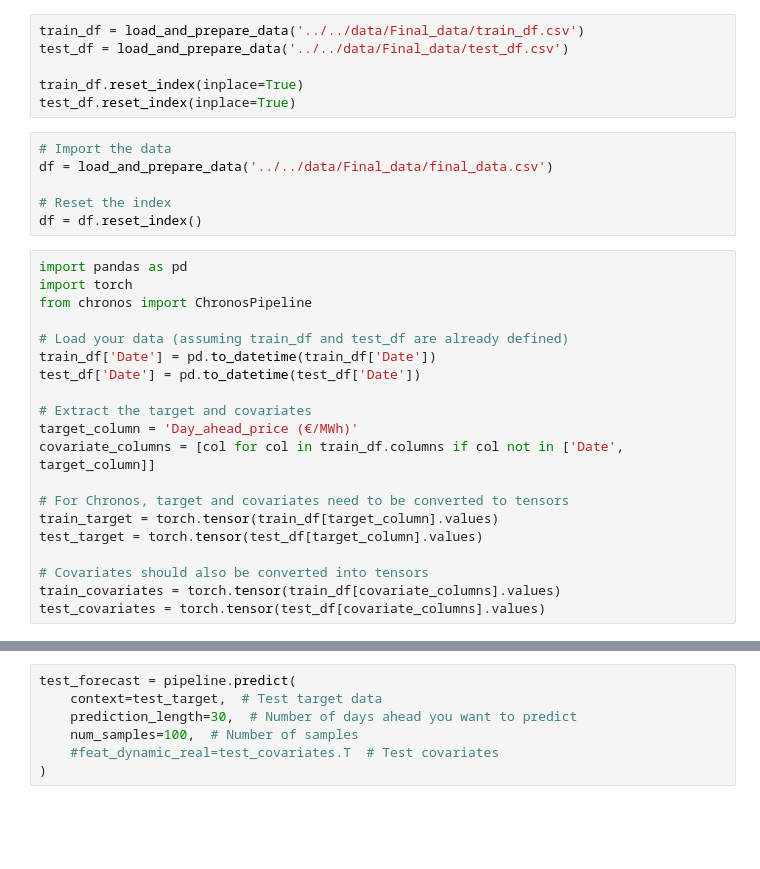
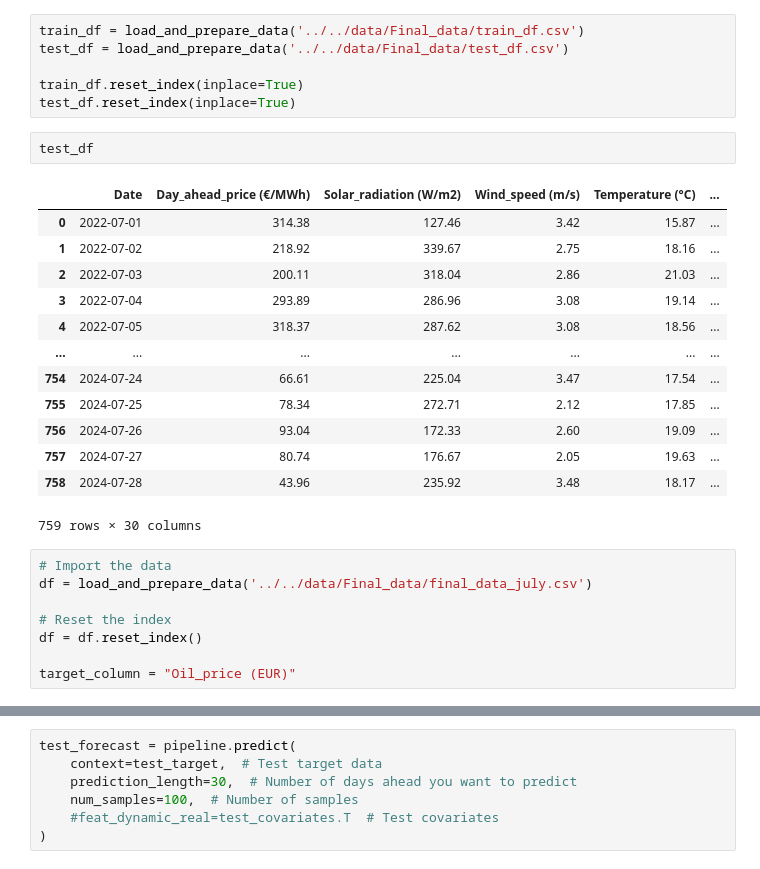
Before and after one commit to stefgr1/Prediction_of_energy_prices, a Jupyter notebook: predictions/Chronos/Chronos_vs1.ipynb, the cells around one changed output, grey strips where cells are left out. Saved outputs shown, nothing was run; the diff lists cells and outputs as text; blank space fills up the shorter version.

Commit message:
Adjusted Chronos implementation

```diff
--- a/predictions/Chronos/Chronos_vs1.ipynb
+++ b/predictions/Chronos/Chronos_vs1.ipynb
@@ -20,29 +31,27 @@ test_df = load_and_prepare_data('../../data/Final_data/test_df.csv')
 
 train_df.reset_index(inplace=True)
 test_df.reset_index(inplace=True)
+# %%
+test_df
+# %% [output]
+|  | Date | Day_ahead_price (€/MWh) | Solar_radiation (W/m2) | Wind_speed (m/s) | Temperature (°C) | ... |
+| 0 | 2022-07-01 | 314.38 | 127.46 | 3.42 | 15.87 | ... |
+| 1 | 2022-07-02 | 218.92 | 339.67 | 2.75 | 18.16 | ... |
+| 2 | 2022-07-03 | 200.11 | 318.04 | 2.86 | 21.03 | ... |
+| 3 | 2022-07-04 | 293.89 | 286.96 | 3.08 | 19.14 | ... |
+| 4 | 2022-07-05 | 318.37 | 287.62 | 3.08 | 18.56 | ... |
+| ... | ... | ... | ... | ... | ... | ... |
+| 754 | 2024-07-24 | 66.61 | 225.04 | 3.47 | 17.54 | ... |
+| 755 | 2024-07-25 | 78.34 | 272.71 | 2.12 | 17.85 | ... |
+| 756 | 2024-07-26 | 93.04 | 172.33 | 2.60 | 19.09 | ... |
+| 757 | 2024-07-27 | 80.74 | 176.67 | 2.05 | 19.63 | ... |
+| 758 | 2024-07-28 | 43.96 | 235.92 | 3.48 | 18.17 | ... |
+759 rows × 30 columns
 # %%
 # Import the data
-df = load_and_prepare_data('../../data/Final_data/final_data.csv')
+df = load_and_prepare_data('../../data/Final_data/final_data_july.csv')
 
 # Reset the index
 df = df.reset_index()
+
+target_column = "Oil_price (EUR)"
-# %%
-import pandas as pd
-import torch
-from chronos import ChronosPipeline
-
-# Load your data (assuming train_df and test_df are already defined)
-train_df['Date'] = pd.to_datetime(train_df['Date'])
-test_df['Date'] = pd.to_datetime(test_df['Date'])
-
-# Extract the target and covariates
-target_column = 'Day_ahead_price (€/MWh)'
-covariate_columns = [col for col in train_df.columns if col not in ['Date', target_column]]
-
-# For Chronos, target and covariates need to be converted to tensors
-train_target = torch.tensor(train_df[target_column].values)
-test_target = torch.tensor(test_df[target_column].values)
-
-# Covariates should also be converted into tensors
-train_covariates = torch.tensor(train_df[covariate_columns].values)
-test_covariates = torch.tensor(test_df[covariate_columns].values)
```
Also changed, not shown: parts of 23 cells of this notebook, 19 other files.
